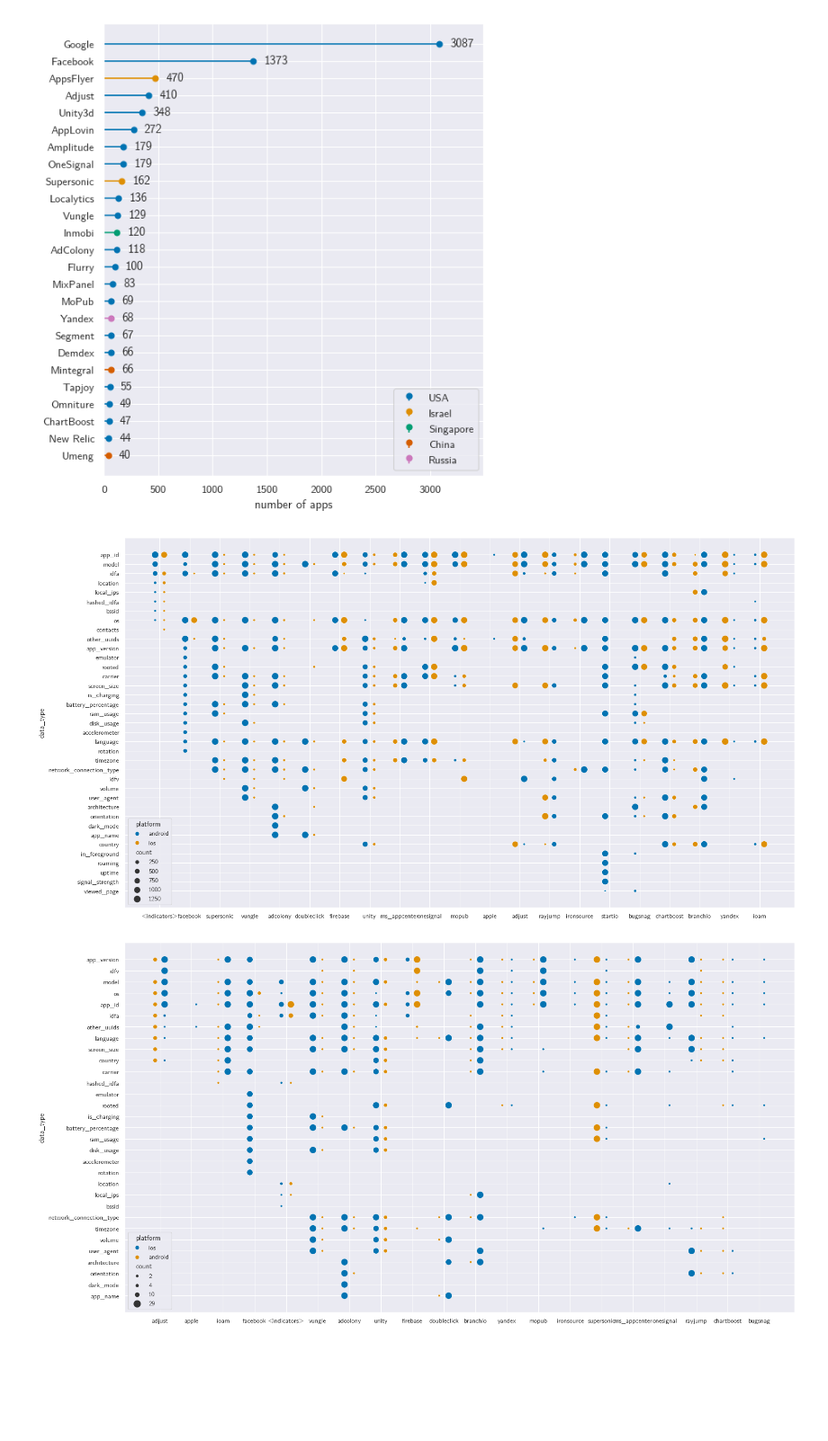
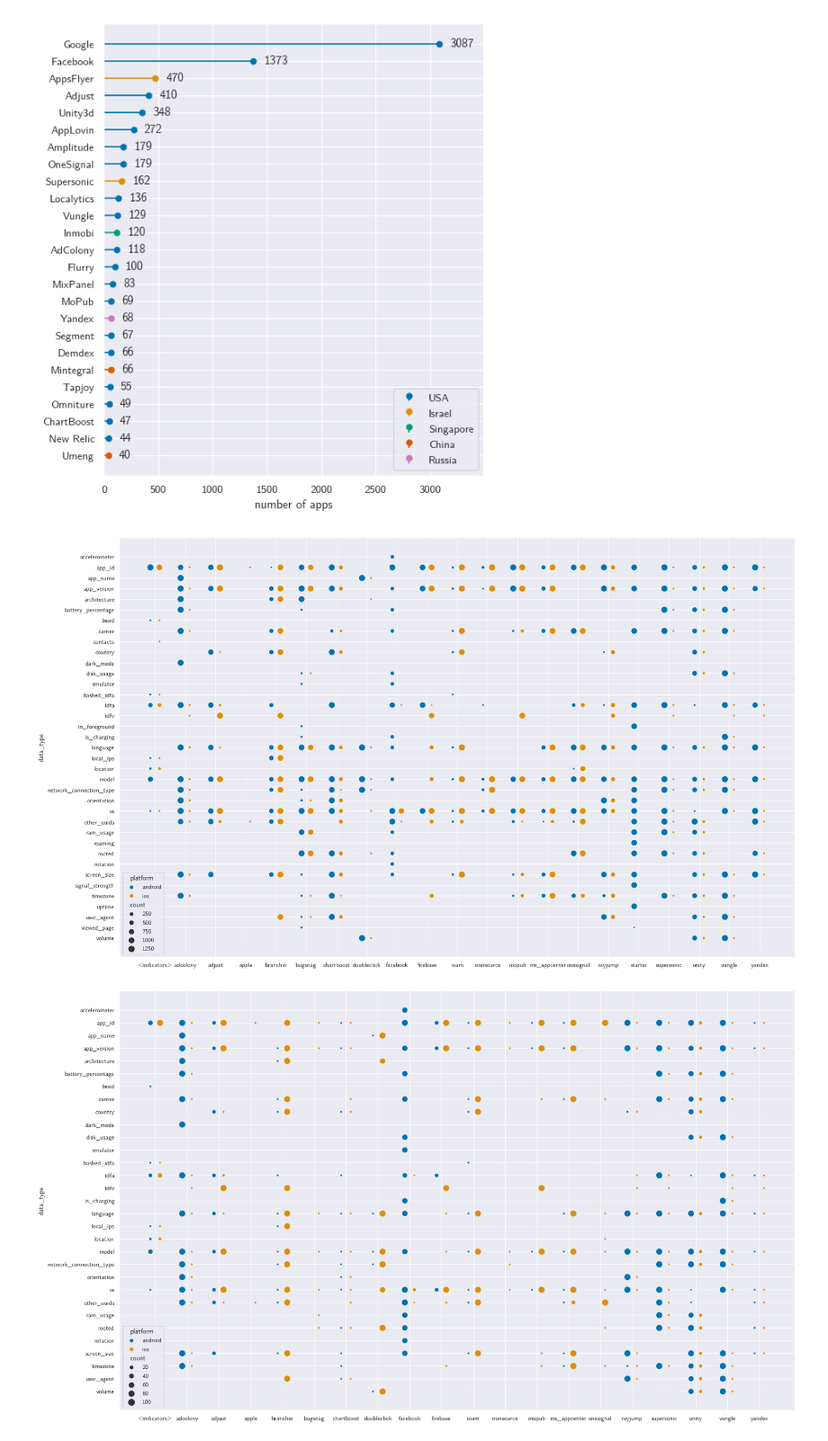
Before and after one commit to baltpeter/thesis-mobile-consent-dialogs, a Jupyter notebook: src/graphs.ipynb, the cells around one changed output. Shown at 90% size. Saved outputs shown, nothing was run; the diff lists cells and outputs as text; code cells hidden in the pictures; blank space fills up the shorter version.

```diff
--- a/src/graphs.ipynb
+++ b/src/graphs.ipynb
@@ -48,17 +48,3 @@ fig.savefig(os.path.join(graphs_dir, 'requests_hosts_per_app.pdf'),
             bbox_inches="tight", pad_inches=0)
 # %% [output]
 [figure]
-# %%
-for type in ['occurrences', 'apps']:
-    data = list(json_obj_from_file_to_matplotlib(f'indicator_{type}.json'))
-
-    fig, ax = plt.subplots(figsize=[default_figsize_x, default_figsize_y / 1.7])
-    ax.set_title('indicators found in requests (as plain text or base64-encoded)')
-    ax.set_xlabel(f'number of {type}')
-    ax.stem(*data, orientation='horizontal', basefmt='none')
-    _, x_max = ax.get_xlim()
-    x_delta = 950 if type == 'occurrences' else 120
-    ax.set_xlim(0, x_max + x_delta*2)
-
-    for i, v in enumerate(data[1]):
-        ax.text(v + x_delta, i - 0.1, str(v))
@@ -167,25 +150,27 @@ fig.savefig(os.path.join(graphs_dir, 'exodus_tracker_counts.pdf'),
 # %%
 for type in ['initial', 'accepted', 'rejected']:
     csv = pd.read_csv(os.path.join(
-        data_dir, f'apps_trackers_data_types_{type}_counts.csv'), on_bad_lines='error')
+        data_dir, f'apps_trackers_data_types_{type}_counts.csv'), on_bad_lines='error').sort_values(by=['tracker'], key=lambda col: col.str.lower())
+    ordered_data_types = csv['data_type'].unique().sort()
+    csv['data_type'] = pd.Categorical(csv['data_type'], categories=ordered_data_types, ordered=True)
 
     x_labels = csv['tracker'].unique()
 
     fig, ax = plt.subplots(figsize=[3*default_figsize_x, 2.5*default_figsize_y])
 
     for i, label in enumerate(x_labels):
         rows = csv.loc[csv['tracker'] == label]
 
         x = [i + (-0.15 if platform == 'android' else 0.15)
             for platform in rows['platform']]
-        sns.scatterplot(x=x, y="data_type", hue="platform",
+        sns.scatterplot(x=x, y="data_type", hue="platform", hue_order=['android', 'ios'],
                         size="count", sizes=(10, 100), data=rows, ax=ax, legend=i == 0)
 
     ax.set_xticks(range(0, len(x_labels)))
     ax.set_xticklabels(x_labels)
 
     fig.savefig(os.path.join(graphs_dir, f'apps_trackers_data_types_{type}.pdf'),
                 bbox_inches="tight", pad_inches=0)
 # %% [output]
-[figure, old version]
+[figure, new version]
-[figure, old version]
+[figure, new version]
```
Also changed, not shown: parts of 6 cells of this notebook, 21 other files.
